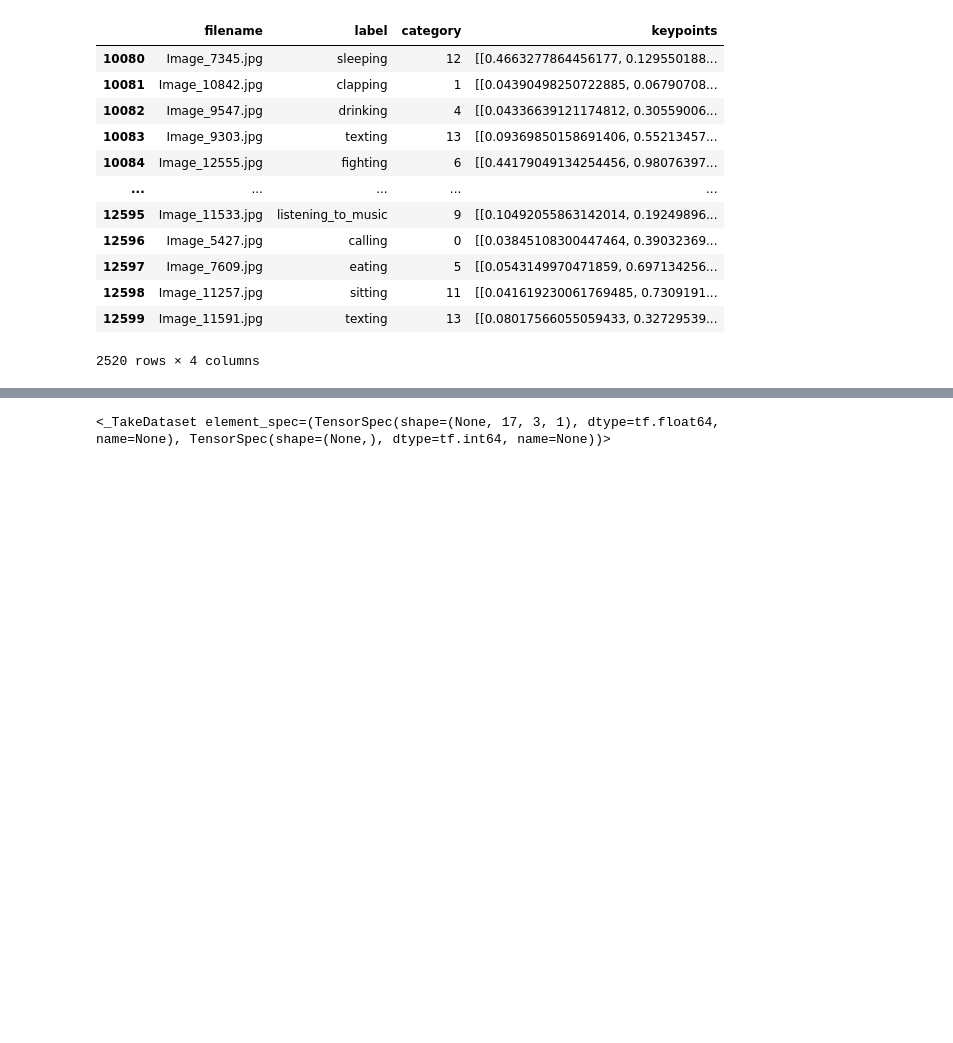
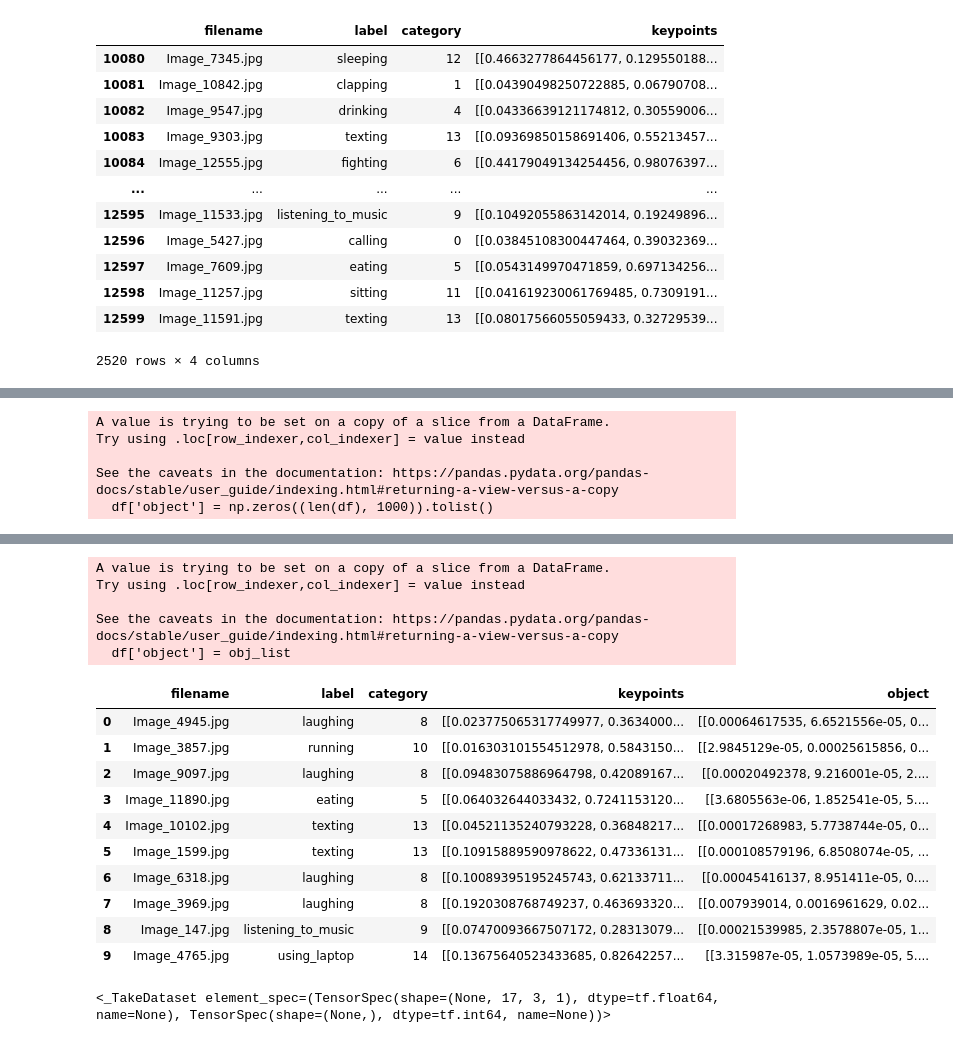
Before and after one commit to Vatsal-Sharma2003/HUMAN-POSE-ESTIMATION-USING-MACHINE-LEARNING, a Jupyter notebook: HRD.ipynb, the cells around one changed output, grey strips where cells are left out. Cells and saved outputs as stored; diff of their text form; code cells hidden in the pictures; blank space fills up the shorter version.

```diff
--- a/HRD.ipynb
+++ b/HRD.ipynb
@@ -533,6 +538,6 @@ load_df_thunder
 12600 rows × 4 columns
 # %%
 file_name = 'preprocessed_train_set_movenet_lightning.csv'
-load_df_lightning = load_data('', file_name)
+load_df_lightning = load_data(data_directory, file_name)
 load_df_lightning
 # %% [output]
@@ -620,3 +637,25 @@ val
 | 12598 | Image_11257.jpg | sitting | 11 | [[0.041619230061769485, 0.7309191... |
 | 12599 | Image_11591.jpg | texting | 13 | [[0.08017566055059433, 0.32729539... |
 2520 rows × 4 columns
+# %%
+mobile_net = tf.keras.applications.MobileNetV3Large(weights='imagenet', include_preprocessing=True)
+# %%
+def object_rec(df, data_directory):
+    images = df['filename']
+    df['object'] = np.zeros((len(df), 1000)).tolist()
+
+    obj_list = []
+    for i, image in enumerate(images):
+        image_path = data_directory + '/train/' + image
+        img = cv2.imread(image_path)
+        img = cv2.cvtColor(img, cv2.COLOR_BGR2RGB)
+        resized_image = cv2.resize(img, (224, 224), interpolation=cv2.INTER_LINEAR)
+        obj_pred = mobile_net.predict(np.expand_dims(resized_image, axis=0))
+        obj_list.append(obj_pred)
+
+    df['object'] = obj_list
+
+    return df
+# %%
+object_rec(train.head(10), data_directory)
+# %% [output]
@@ -622,0 +663,5 @@ val
+A value is trying to be set on a copy of a slice from a DataFrame.
+Try using .loc[row_indexer,col_indexer] = value instead
+
+See the caveats in the documentation: https://pandas.pydata.org/pandas-docs/stable/user_guide/indexing.html#returning-a-view-versus-a-copy
+  df['object'] = np.zeros((len(df), 1000)).tolist()
@@ -623,3 +677,19 @@ val
+A value is trying to be set on a copy of a slice from a DataFrame.
+Try using .loc[row_indexer,col_indexer] = value instead
+
+See the caveats in the documentation: https://pandas.pydata.org/pandas-docs/stable/user_guide/indexing.html#returning-a-view-versus-a-copy
+  df['object'] = obj_list
+|  | filename | label | category | keypoints | object |
+| 0 | Image_4945.jpg | laughing | 8 | [[0.023775065317749977, 0.3634000... | [[0.00064617535, 6.6521556e-05, 0... |
+| 1 | Image_3857.jpg | running | 10 | [[0.016303101554512978, 0.5843150... | [[2.9845129e-05, 0.00025615856, 0... |
+| 2 | Image_9097.jpg | laughing | 8 | [[0.09483075886964798, 0.42089167... | [[0.00020492378, 9.216001e-05, 2.... |
+| 3 | Image_11890.jpg | eating | 5 | [[0.064032644033432, 0.7241153120... | [[3.6805563e-06, 1.852541e-05, 5.... |
+| 4 | Image_10102.jpg | texting | 13 | [[0.04521135240793228, 0.36848217... | [[0.00017268983, 5.7738744e-05, 0... |
+| 5 | Image_1599.jpg | texting | 13 | [[0.10915889590978622, 0.47336131... | [[0.000108579196, 6.8508074e-05, ... |
+| 6 | Image_6318.jpg | laughing | 8 | [[0.10089395195245743, 0.62133711... | [[0.00045416137, 8.951411e-05, 0.... |
+| 7 | Image_3969.jpg | laughing | 8 | [[0.1920308768749237, 0.463693320... | [[0.007939014, 0.0016961629, 0.02... |
+| 8 | Image_147.jpg | listening_to_music | 9 | [[0.07470093667507172, 0.28313079... | [[0.00021539985, 2.3578807e-05, 1... |
+| 9 | Image_4765.jpg | using_laptop | 14 | [[0.13675640523433685, 0.82642257... | [[3.315987e-05, 1.0573989e-05, 5.... |
 # %%
 batch_s = 30
 
```
Also changed, not shown: parts of 17 cells of this notebook, 5 other files.
